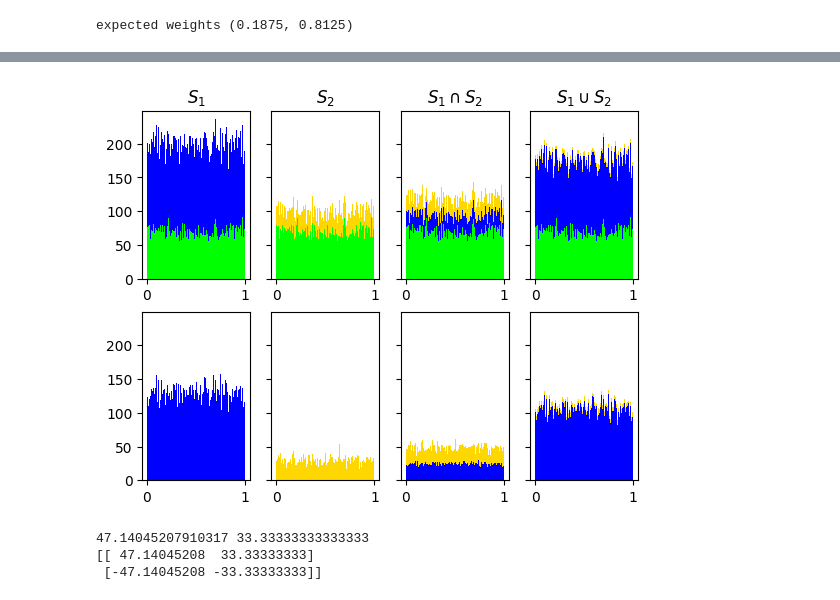
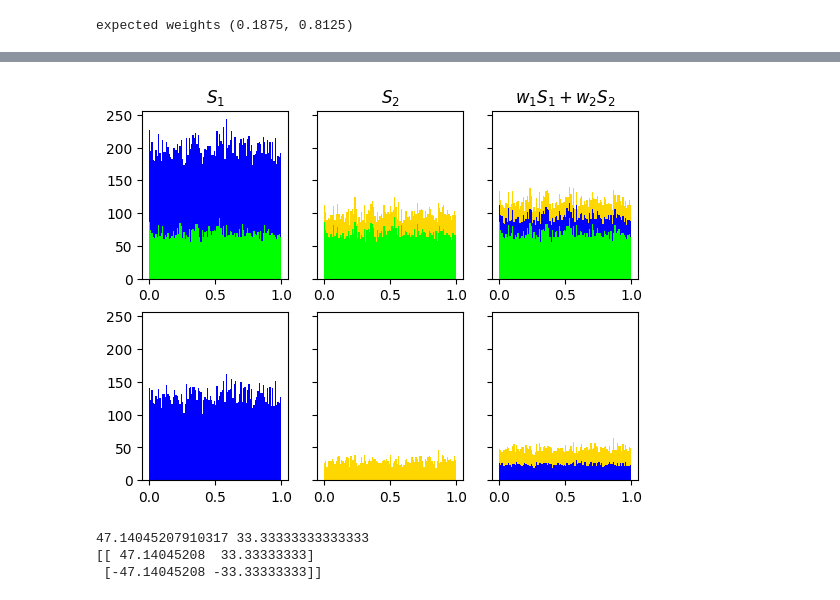
Before and after one commit to KWillets/IntersectionSketch, a Jupyter notebook: Intersection.ipynb, the cells around one changed output, grey strips where cells are left out. Drawn from its saved outputs; the diff is of its cells as text; code cells hidden in the pictures.

```diff
--- a/Intersection.ipynb
+++ b/Intersection.ipynb
@@ -227,7 +227,7 @@ expected weights (0.1875, 0.8125)
 # %%
 fig,(plt1)=plt.subplots(nrows=1,ncols=1)
 
-title = "Estimate Distribution \n$|S_1| = {0}, |S_2| = {1}, |S_1 \cap S_2|={2}$".format(n1,n2, n_ix)
+title = "Estimate Distribution \n$|S_1| = {0}, |S_2| = {1}, |S_1 \cap S_2|={2}, \\theta = {3}$".format(n1,n2, n_ix, theta)
 plt1.set_title(title)
 plt1.hist([vars_corrected, vars_simple, vars_un_diff, vars_un_simple],100, color=['green','orange','green','orange'])
 plt.savefig('dist.png')
@@ -249,39 +249,39 @@ expected weights (0.1875, 0.8125)
 # %%
 import matplotlib.pyplot as plt
 import numpy as np
 x = list(range(0,10000))
 a = Hash.generate_seed()
 h = Hash(a)
 
 yi = list(map(lambda x: h.hash(x), ix))
 ydiff1 = list(map(lambda x: h.hash(x),r1))
 ydiff2 = list(map(lambda x: h.hash(x),r2))
 
 #z = list(map(lambda x: random.randint(0,1000)/1000.0, x))
 
-fig, ((plt1, plt2, plt3,plt4),(plt1b, plt2b, plt3b, plt4b)) =  plt.subplots(nrows=2, ncols=4, sharey=True)
+fig, ((plt1, plt2, plt3),(plt1b, plt2b, plt3b)) =  plt.subplots(nrows=2, ncols=3, sharey=True)
 #plt.hist(y,10000)
 w1,w2=ix_weights(n1,n2,n_ix)
 plt1.hist([yi, ydiff1],100, stacked=True, color=['lime','blue'])
 plt1.set_title('$S_1$')
 plt2.hist([yi, ydiff2],100, stacked=True, color=['lime','gold'])
 plt2.set_title('$S_2$')
 plt3.hist([yi,ydiff1, ydiff2],100, stacked=True, color=['lime','blue','gold'],
           weights=[np.ones(len(yi)),w1*np.ones(len(ydiff1)), w2*np.ones(len(ydiff2))])
-plt3.set_title('$S_1 \cap S_2$')
-plt4.hist([yi,ydiff1, ydiff2],100, stacked=True, color=['lime','blue','gold'],
-          weights=[np.ones(len(yi)),w2*np.ones(len(ydiff1)), w1*np.ones(len(ydiff2))])
-plt4.set_title('$S_1 \cup S_2$')
+plt3.set_title('$w_1 S_1 + w_2 S_2$')
+#plt4.hist([yi,ydiff1, ydiff2],100, stacked=True, color=['lime','blue','gold'],
+#          weights=[np.ones(len(yi)),w2*np.ones(len(ydiff1)), w1*np.ones(len(ydiff2))])
+#plt4.set_title('$S_1 \cup S_2$')
 plt1b.hist([ydiff1],100, stacked=True, color=['blue'])
 plt2b.hist([ydiff2],100, stacked=True, color=['gold'])
 plt3b.hist([ydiff1, ydiff2],100, stacked=True, color=['blue', 'gold'],
           weights=[w1*np.ones(len(ydiff1)), w2*np.ones(len(ydiff2))])
-plt4b.hist([ydiff1, ydiff2],100, stacked=True, color=['blue', 'gold'],
-          weights=[w2*np.ones(len(ydiff1)), w1*np.ones(len(ydiff2))])
+#plt4b.hist([ydiff1, ydiff2],100, stacked=True, color=['blue', 'gold'],
+#          weights=[w2*np.ones(len(ydiff1)), w1*np.ones(len(ydiff2))])
 plt.savefig('histograms.png')
 plt.show()
 # %% [output]
-[figure, old version]
+[figure, new version]
 # %%
 from matplotlib.patches import Polygon
 import matplotlib.pyplot as plt
```
Also changed, not shown: parts of 1 cell of this notebook, 3 other files.
